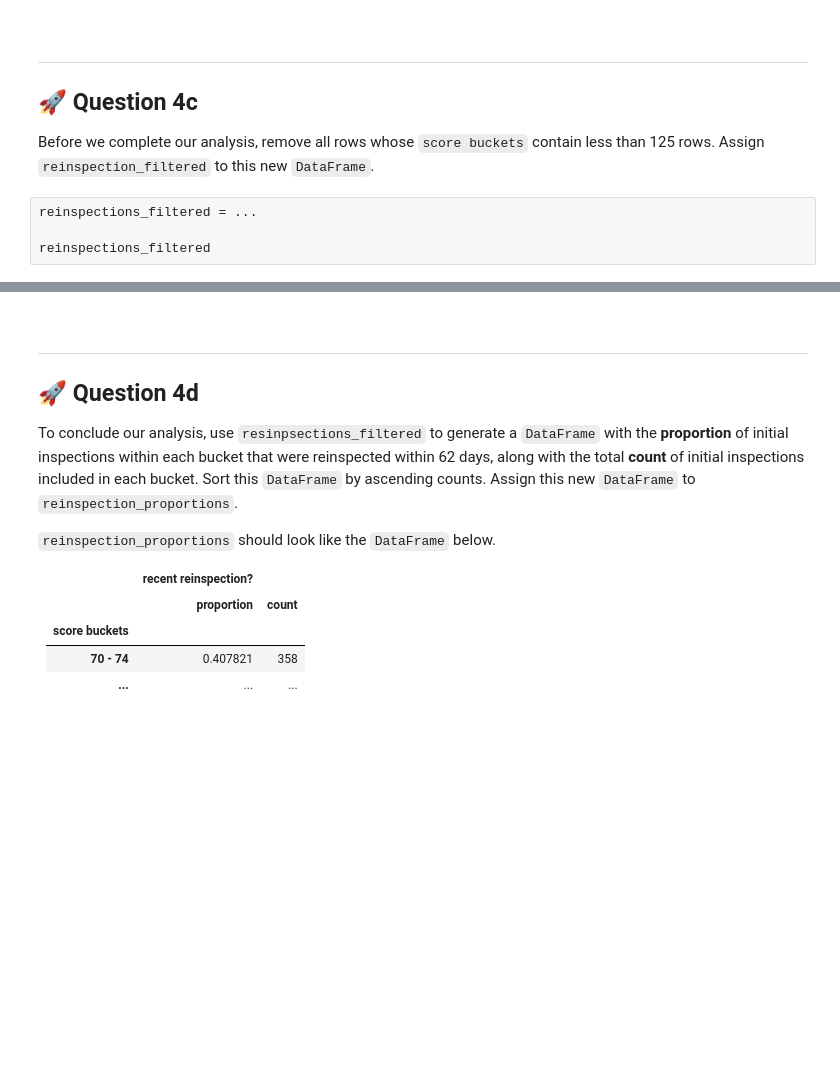
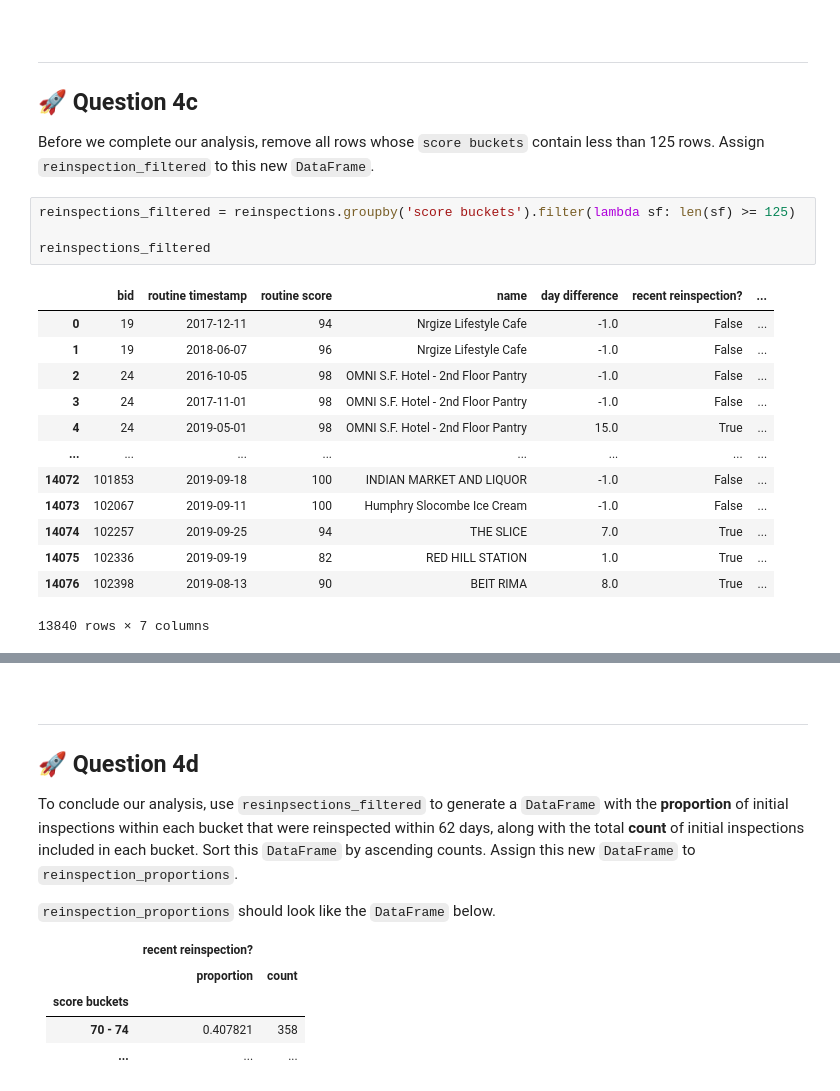
Before and after one commit to ac0033/sp25-student, a Jupyter notebook: hw/hw02B/hw02B.ipynb, the cells around one changed output, grey strips where cells are left out. Cells and saved outputs as stored; diff of their text form; blank space fills up the shorter version.

```diff
--- a/hw/hw02B/hw02B.ipynb
+++ b/hw/hw02B/hw02B.ipynb
@@ -572,9 +623,23 @@ grader.check("q4b")
 ---
 ## 🚀 Question 4c
 Before we complete our analysis, remove all rows whose `score buckets` contain less than 125 rows. Assign `reinspection_filtered` to this new `DataFrame`.
-# %%
-reinspections_filtered = ...
-
-reinspections_filtered
+# %%
+reinspections_filtered = reinspections.groupby('score buckets').filter(lambda sf: len(sf) >= 125)
+
+reinspections_filtered
+# %% [output]
+|  | bid | routine timestamp | routine score | name | day difference | recent reinspection? | ... |
+| 0 | 19 | 2017-12-11 | 94 | Nrgize Lifestyle Cafe | -1.0 | False | ... |
+| 1 | 19 | 2018-06-07 | 96 | Nrgize Lifestyle Cafe | -1.0 | False | ... |
+| 2 | 24 | 2016-10-05 | 98 | OMNI S.F. Hotel - 2nd Floor Pantry | -1.0 | False | ... |
+| 3 | 24 | 2017-11-01 | 98 | OMNI S.F. Hotel - 2nd Floor Pantry | -1.0 | False | ... |
+| 4 | 24 | 2019-05-01 | 98 | OMNI S.F. Hotel - 2nd Floor Pantry | 15.0 | True | ... |
+| ... | ... | ... | ... | ... | ... | ... | ... |
+| 14072 | 101853 | 2019-09-18 | 100 | INDIAN MARKET AND LIQUOR | -1.0 | False | ... |
+| 14073 | 102067 | 2019-09-11 | 100 | Humphry Slocombe Ice Cream | -1.0 | False | ... |
+| 14074 | 102257 | 2019-09-25 | 94 | THE SLICE | 7.0 | True | ... |
+| 14075 | 102336 | 2019-09-19 | 82 | RED HILL STATION | 1.0 | True | ... |
+| 14076 | 102398 | 2019-08-13 | 90 | BEIT RIMA | 8.0 | True | ... |
+13840 rows × 7 columns
 # %%
 grader.check("q4c")
```
Also changed, not shown: parts of 15 cells of this notebook, 1 other file.
